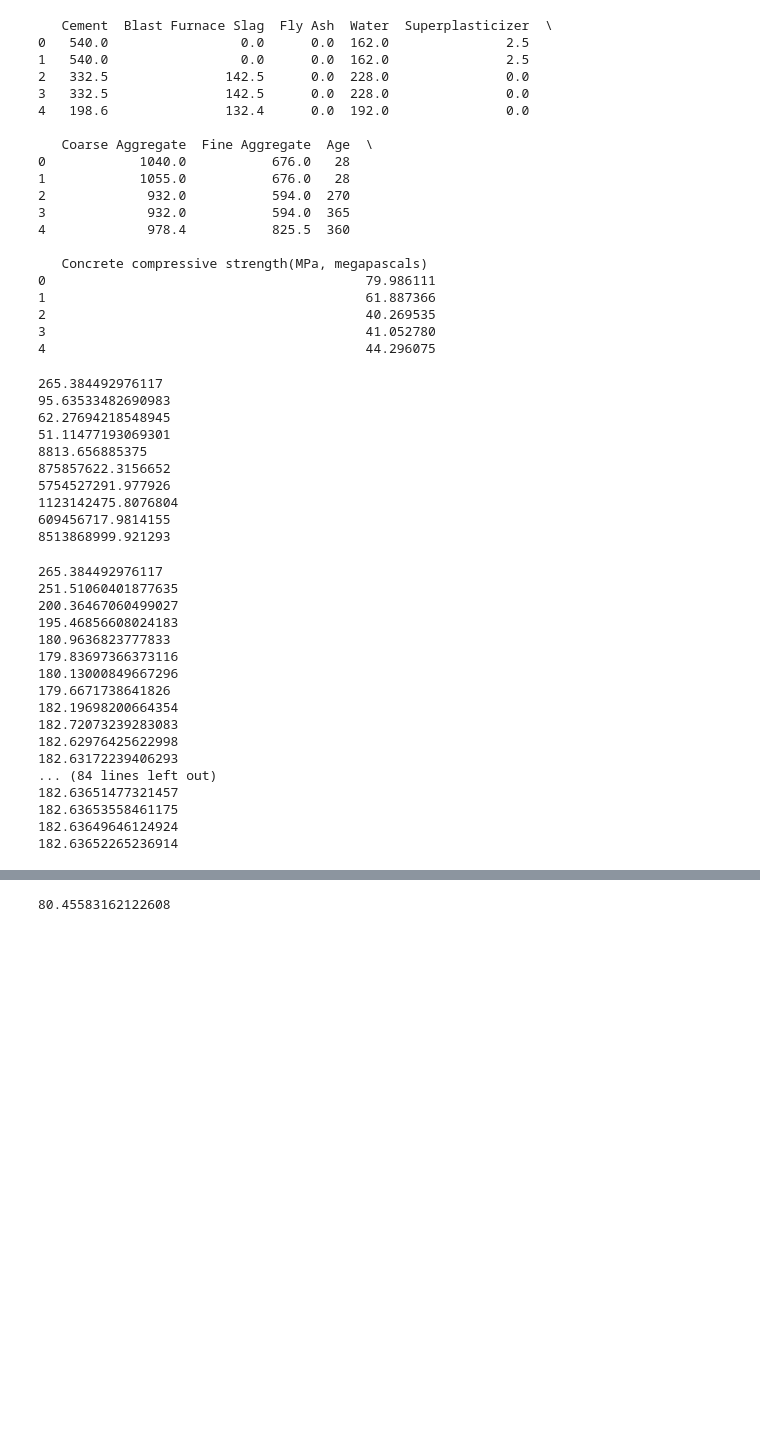
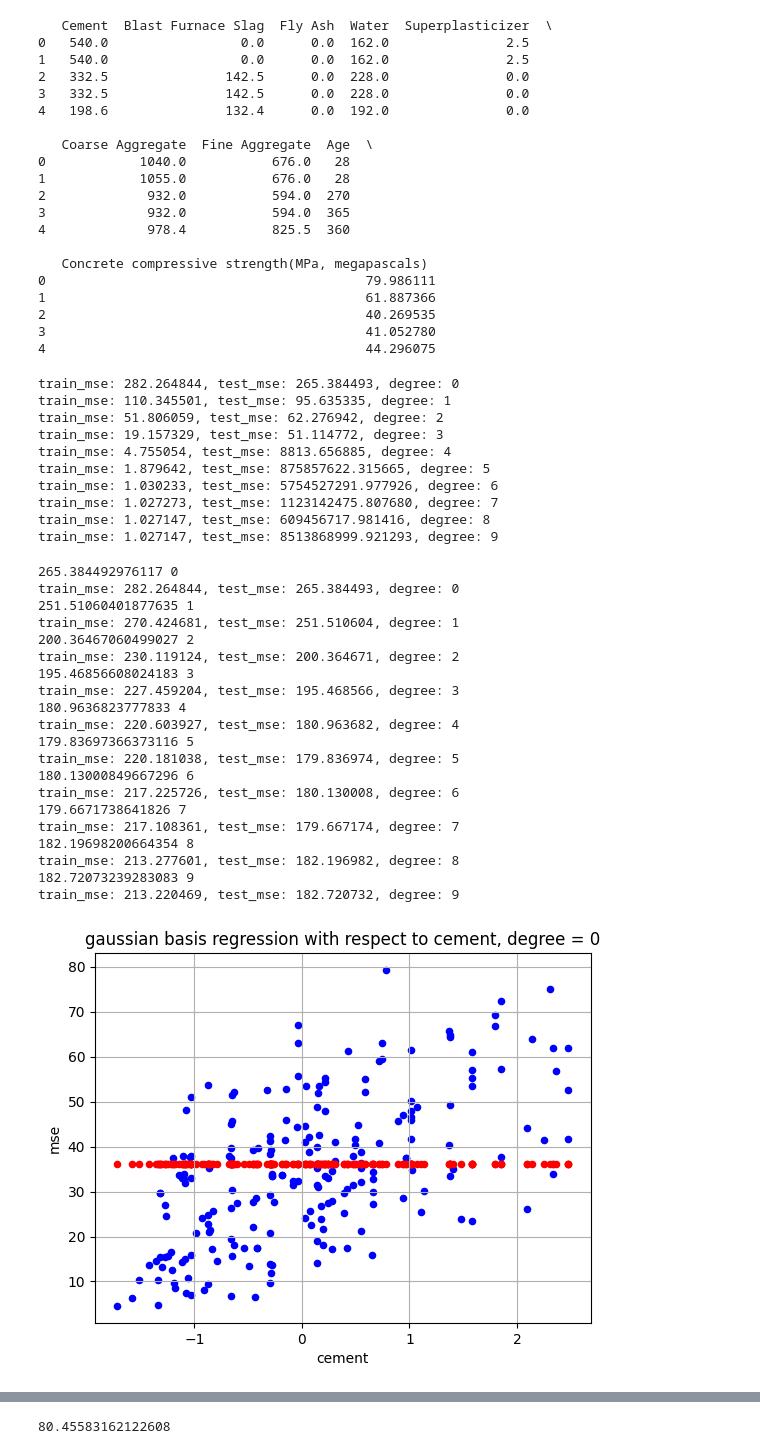
Before and after one commit to hanes1207/machine_learning_basics_and_practices, a Jupyter notebook: Assignment1/Assignment1_Part2.ipynb, the cells around one changed output, grey strips where cells are left out. Saved outputs shown, nothing was run; the diff lists cells and outputs as text; code cells hidden in the pictures; blank space fills up the shorter version.

```diff
--- a/Assignment1/Assignment1_Part2.ipynb
+++ b/Assignment1/Assignment1_Part2.ipynb
@@ -84,26 +84,22 @@ for degree in degrees:
     model_poly.fit(X_train_poly, y_train)
     y_train_pred = model_poly.predict(X_train_poly)
     y_test_pred = model_poly.predict(X_test_poly)
-    # plt.figure()
-    # plt.scatter(X_scaled[:, 0].T, y.T, color='b', edgecolor='k', label='label : 1', s=20)
-    # plt.scatter(X_test[:, 0].T, y_test_pred.T, color='r', edgecolor='k', label='label : 1', s=20)
-    # plt.grid(True)
     train_mse = mean_squared_error(y_train, y_train_pred)
     test_mse = mean_squared_error(y_test, y_test_pred)
     poly_train_errors.append(train_mse)
     poly_test_errors.append(test_mse)
-    print(test_mse)
+    print(f'train_mse: {train_mse:.6f}, test_mse: {test_mse:.6f}, degree: {degree}')
 # %% [output]
-265.384492976117
-95.63533482690983
-62.27694218548945
-51.11477193069301
-8813.656885375
-875857622.3156652
-5754527291.977926
-1123142475.8076804
-609456717.9814155
-8513868999.921293
+train_mse: 282.264844, test_mse: 265.384493, degree: 0
+train_mse: 110.345501, test_mse: 95.635335, degree: 1
+train_mse: 51.806059, test_mse: 62.276942, degree: 2
+train_mse: 19.157329, test_mse: 51.114772, degree: 3
+train_mse: 4.755054, test_mse: 8813.656885, degree: 4
+train_mse: 1.879642, test_mse: 875857622.315665, degree: 5
+train_mse: 1.030233, test_mse: 5754527291.977926, degree: 6
+train_mse: 1.027273, test_mse: 1123142475.807680, degree: 7
+train_mse: 1.027147, test_mse: 609456717.981416, degree: 8
+train_mse: 1.027147, test_mse: 8513868999.921293, degree: 9
 # %%
 # (b) Gaussian Basis Regression
 def create_gaussian_design_matrix(x, degree, sigma=1.0):
@@ -127,49 +123,62 @@ def create_gaussian_design_matrix(x, degree, sigma=1.0):
 
     return X
 
 # For simplicity, use one feature (the first column) from the training set
 x_train_feature = X_train[:, 0]
 x_test_feature = X_test[:, 0]
 
-gaussian_degrees = [i for i in range(100)]
+gaussian_degrees = [i for i in range(10)]
 gauss_train_errors = []
 gauss_test_errors = []
 
 for degree in gaussian_degrees:
     X_train_gauss = create_gaussian_design_matrix(x_train_feature, degree, sigma=1.0)
     X_test_gauss = create_gaussian_design_matrix(x_test_feature, degree, sigma=1.0)
 
     # --- Fit Gaussian basis regression model and evaluate performance ---
     # TODO:
     # - Initialize and train LinearRegression model
     # - Predict on both training and test sets
     # - Compute train and test MSE
     # - Append errors to respective lists
 
     model_gauss = LinearRegression()
     model_gauss.fit(X_train_gauss, y_train)
     y_train_pred = model_gauss.predict(X_train_gauss)
     y_test_pred = model_gauss.predict(X_test_gauss)
     train_mse = mean_squared_error(y_train, y_train_pred)
     test_mse = mean_squared_error(y_test, y_test_pred)
     gauss_train_errors.append(train_mse)
     gauss_test_errors.append(test_mse)
-    print(test_mse)
+    print(test_mse, degree)
+    print(f'train_mse: {train_mse:.6f}, test_mse: {test_mse:.6f}, degree: {degree}')
+
+    plt.figure()
+    plt.scatter(x_test_feature.T, y_test.T, color='b', edgecolor='b', label='label : 1', s=20)
+    plt.scatter(x_test_feature.T, y_test_pred.T, color='r', edgecolor='r', label='label : 1', s=20)
+    plt.xlabel('cement')
+    plt.ylabel('mse')
+    plt.title('gaussian basis regression with respect to cement, degree = %d' %(degree))
+    plt.grid(True)
 # %% [output]
-265.384492976117
-251.51060401877635
-200.36467060499027
-195.46856608024183
-180.9636823777833
-179.83697366373116
-180.13000849667296
-179.6671738641826
-182.19698200664354
-182.72073239283083
-182.62976425622998
-182.63172239406293
-... (84 lines left out)
-182.63651477321457
-182.63653558461175
-182.63649646124924
-182.63652265236914
+265.384492976117 0
+train_mse: 282.264844, test_mse: 265.384493, degree: 0
+251.51060401877635 1
+train_mse: 270.424681, test_mse: 251.510604, degree: 1
+200.36467060499027 2
+train_mse: 230.119124, test_mse: 200.364671, degree: 2
+195.46856608024183 3
+train_mse: 227.459204, test_mse: 195.468566, degree: 3
+180.9636823777833 4
+train_mse: 220.603927, test_mse: 180.963682, degree: 4
+179.83697366373116 5
+train_mse: 220.181038, test_mse: 179.836974, degree: 5
+180.13000849667296 6
+train_mse: 217.225726, test_mse: 180.130008, degree: 6
+179.6671738641826 7
+train_mse: 217.108361, test_mse: 179.667174, degree: 7
+182.19698200664354 8
+train_mse: 213.277601, test_mse: 182.196982, degree: 8
+182.72073239283083 9
+train_mse: 213.220469, test_mse: 182.720732, degree: 9
+[figure, added]
```
Also changed, not shown: parts of 7 cells of this notebook, 2 other files.
